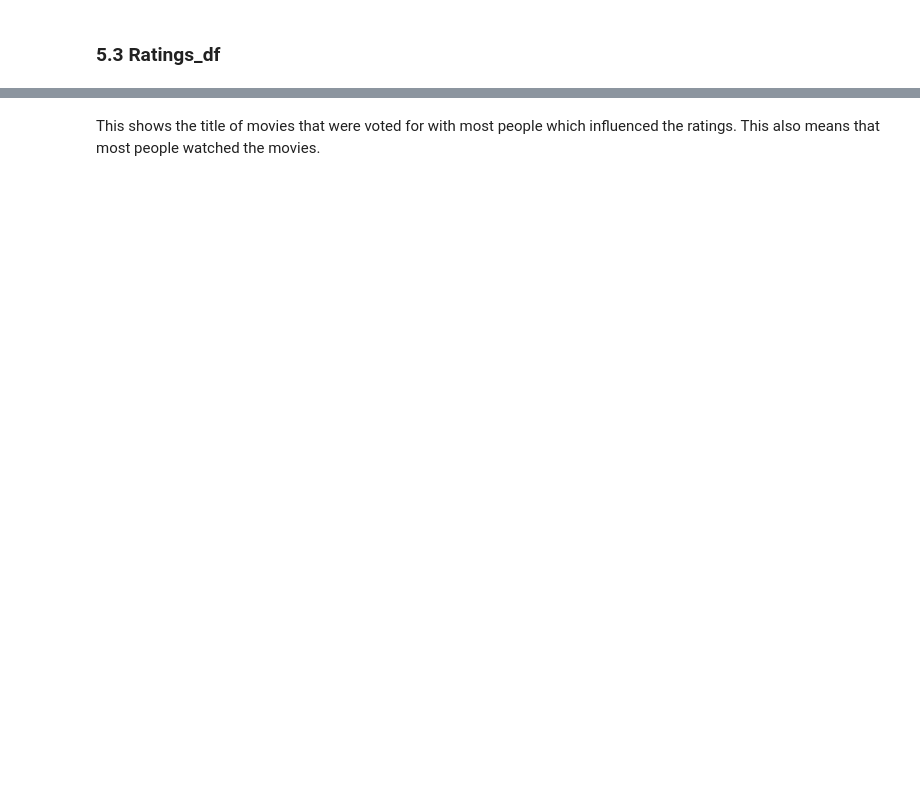
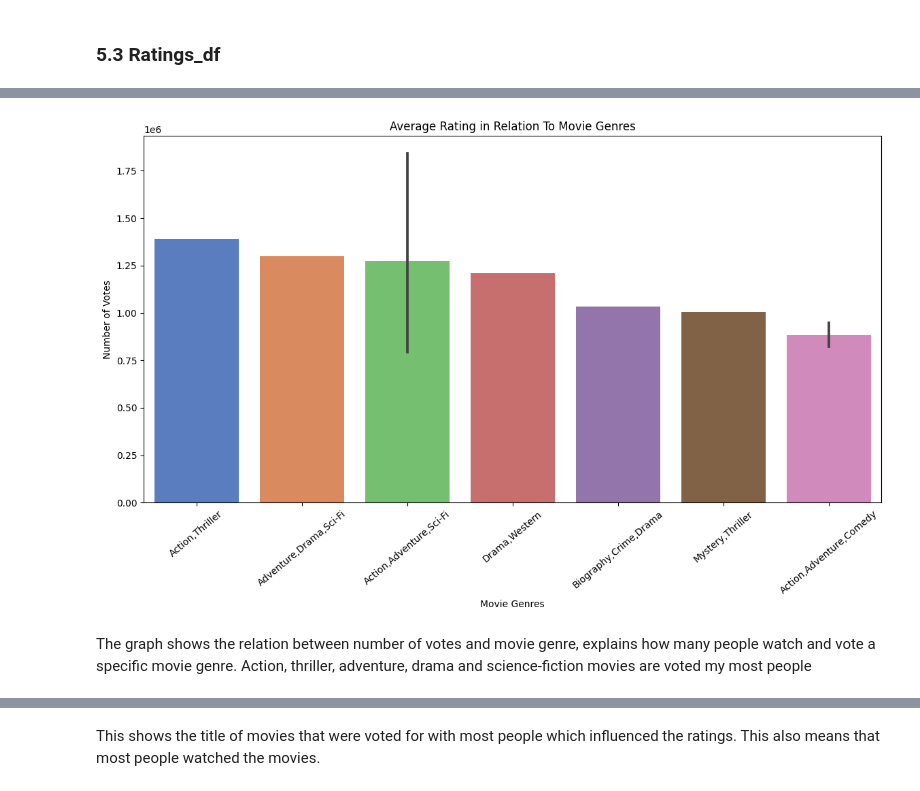
Before and after one commit to levine01/Movie-Analysis, a Jupyter notebook: index.ipynb, the cells around one changed output, grey strips where cells are left out. Drawn from its saved outputs; the diff is of its cells as text; code cells hidden in the pictures; blank space fills up the shorter version.

```diff
--- a/index.ipynb
+++ b/index.ipynb
@@ -671,4 +663,25 @@ new_rating_df.reset_index()
 | 7 | 13971 | tt2015381 | Guardians of the Galaxy | Guardians of the Galaxy | 2014 | 121.0 | Action,Adventure,Comedy | 8.1 | ... |
 | 8 | 2561 | tt1431045 | Deadpool | Deadpool | 2016 | 108.0 | Action,Adventure,Comedy | 8.0 | ... |
 | 9 | 2276 | tt1392170 | The Hunger Games | The Hunger Games | 2012 | 142.0 | Action,Adventure,Sci-Fi | 7.2 | ... |
+# %%
+#grouping number of votes and genre columns and calculating the mean of each group
+#sets the values in descending order
+genres_df = new_rating_df.groupby('genres')['numvotes'].mean().sort_values(ascending = False)
+#creating a new figure with size 14 inches by 7 inches
+fig, ax =plt.subplots(figsize=(14,7))
+#creating a new variable order-by
+order_by = new_rating_df.groupby('genres')['numvotes'].mean().sort_values(ascending=False).index
+#creating a bar plot using seaborn with selected genres and number of votes on x and y axis respectively
+sns.barplot(data = new_rating_df, x='genres', y='numvotes', palette='muted', order=order_by, ax=ax)
+#setting the title and x,y labels
+ax.set_title('Average Rating in Relation To Movie Genres')
+ax.set_xlabel('Movie Genres')
+ax.set_ylabel('Number of Votes')
+#rotatingthe x-axis labels by 40 degrees
+plt.xticks(rotation=40);
+# %% [output]
+[figure, added]
+# %% [markdown]
+The graph shows the relation between number of votes and movie genre, explains how many people watch and vote a specific movie genre.
+Action, thriller, adventure, drama and science-fiction movies are voted my most people
 # %%
```
Also changed, not shown: parts of 19 cells of this notebook, 1 other file.
